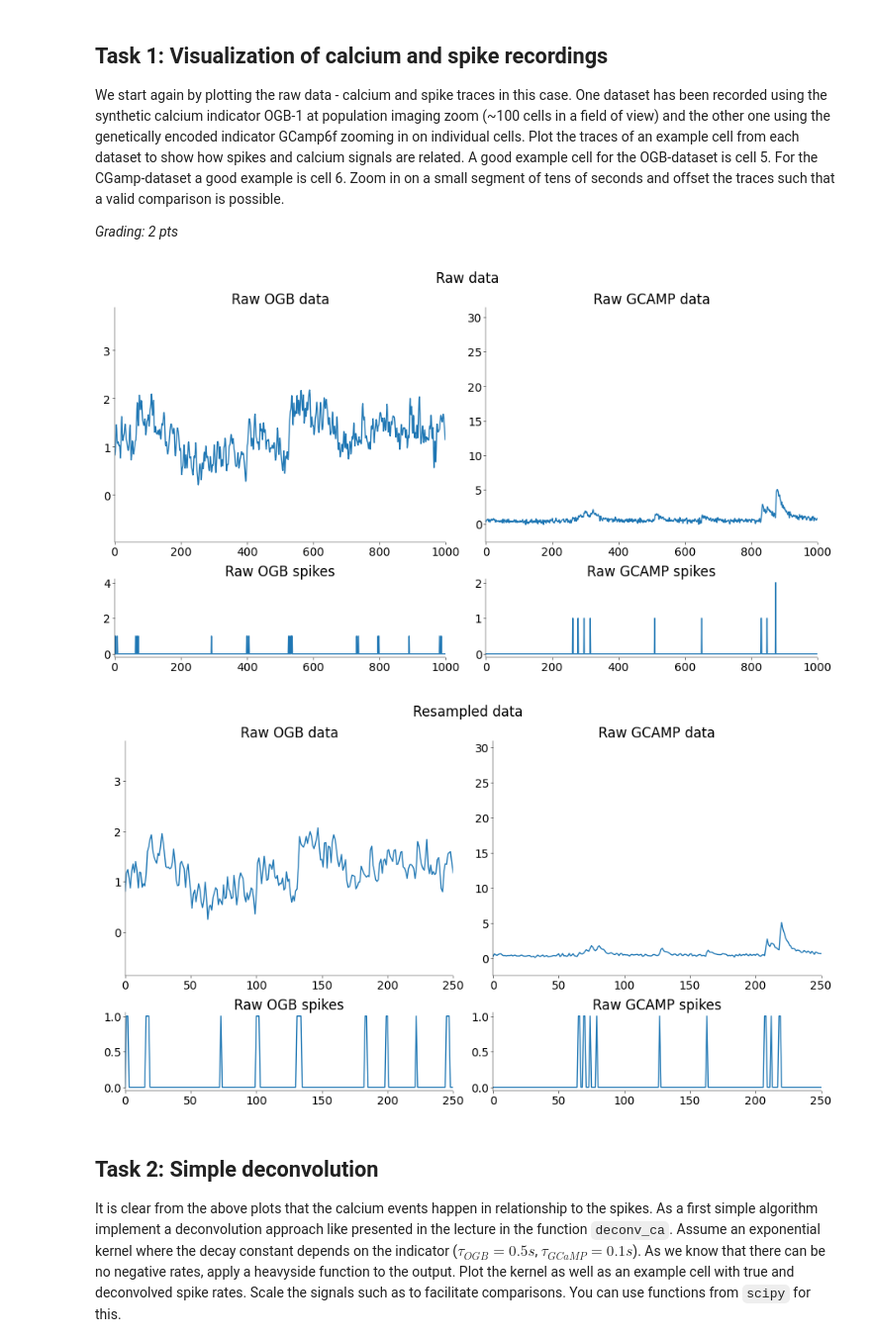
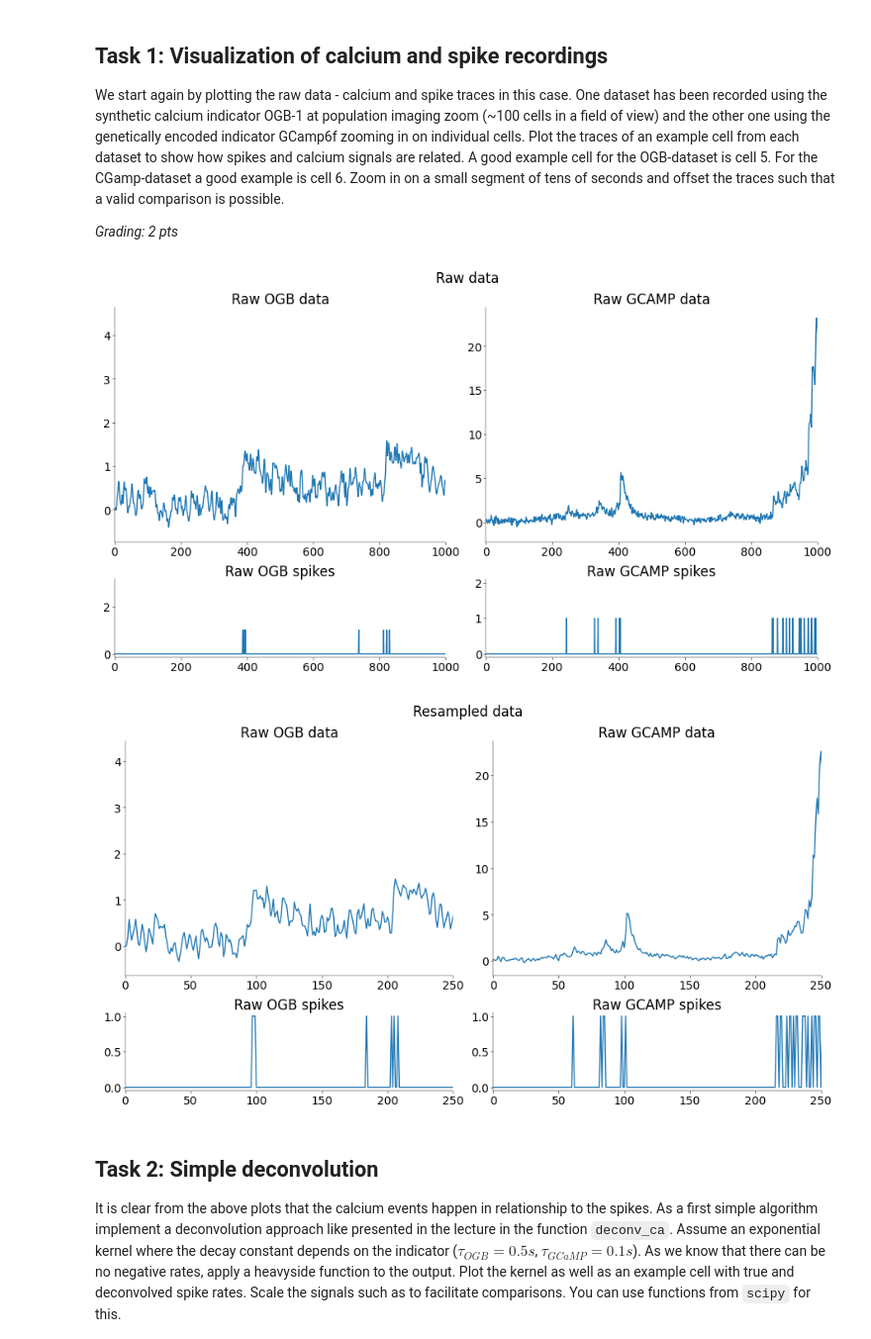
Before and after one commit to stedavkle/uni-tue-nds, a Jupyter notebook: CL3/notebooks/CodingLab3.ipynb, the cells around one changed output. Shown: that part at 99% size. Saved outputs shown, nothing was run; the diff lists cells and outputs as text; code cells hidden in the pictures.

```diff
--- a/CL3/notebooks/CodingLab3.ipynb
+++ b/CL3/notebooks/CodingLab3.ipynb
@@ -138,38 +147,38 @@ rs_gcamp_spikes[rs_gcamp_spikes < 0.1] = 0
 # --------------------------
 # Plot raw spike data (1 pt)
 # --------------------------
 
 fig, axs = plt.subplots(
     2, 2, figsize=(9, 5), height_ratios=[3, 1], layout="constrained"
 )
 
 
 # plot raw ogb data
-ogb_calcium_lane = ogb_calcium.iloc[:, 5]
+ogb_calcium_lane = ogb_calcium.iloc[:, 4]
 axs[0, 0].plot(np.arange(0, len(ogb_calcium_lane)), ogb_calcium_lane)
 axs[0, 0].set_title("Raw OGB data")
 
-ogb_spikes_lane = ogb_spikes.iloc[:, 5]
+ogb_spikes_lane = ogb_spikes.iloc[:, 4]
 axs[1, 0].plot(np.arange(0, len(ogb_spikes_lane)), ogb_spikes_lane)
 axs[1, 0].set_title("Raw OGB spikes")
 
 
 # plot raw gcamp data
-gcamp_calcium_lane = gcamp_calcium.iloc[:, 6]
+gcamp_calcium_lane = gcamp_calcium.iloc[:, 5]
 axs[0, 1].plot(np.arange(0, len(gcamp_calcium_lane)), gcamp_calcium_lane)
 axs[0, 1].set_title("Raw GCAMP data")
 
-gcamp_spikes_lane = gcamp_spikes.iloc[:, 6]
+gcamp_spikes_lane = gcamp_spikes.iloc[:, 5]
 axs[1, 1].plot(np.arange(0, len(gcamp_spikes_lane)), gcamp_spikes_lane)
 axs[1, 1].set_title("Raw GCAMP spikes")
 
 for ax in axs.flat:
     ax.set_xlim(0, 1000)
 
 plt.suptitle("Raw data")
 plt.show()
 # %% [output]
-[figure, old version]
+[figure, new version]
 # %%
 fig, axs = plt.subplots(
     2, 2, figsize=(9, 5), height_ratios=[3, 1], layout="constrained"
@@ -177,16 +186,16 @@ fig, axs = plt.subplots(
 
 
 # plot raw ogb data
-axs[0, 0].plot(np.arange(0, rs_ogb_calcium.shape[0]), rs_ogb_calcium[:, 5])
+axs[0, 0].plot(np.arange(0, rs_ogb_calcium.shape[0]), ogb_cell_5_calcium)
 axs[0, 0].set_title("Raw OGB data")
 
-axs[1, 0].plot(np.arange(0, rs_ogb_spikes.shape[0]), rs_ogb_spikes[:, 5])
+axs[1, 0].plot(np.arange(0, rs_ogb_spikes.shape[0]), ogb_cell_5_spikes)
 axs[1, 0].set_title("Raw OGB spikes")
 
-axs[0, 1].plot(np.arange(0, rs_gcamp_calcium.shape[0]), rs_gcamp_calcium[:, 6])
+axs[0, 1].plot(np.arange(0, rs_gcamp_calcium.shape[0]), gcamp_cell_6_calcium)
 axs[0, 1].set_title("Raw GCAMP data")
 
-axs[1, 1].plot(np.arange(0, rs_gcamp_spikes.shape[0]), rs_gcamp_spikes[:, 6])
+axs[1, 1].plot(np.arange(0, rs_gcamp_spikes.shape[0]), gcamp_cell_6_spikes)
 axs[1, 1].set_title("Raw GCAMP spikes")
 
 for ax in axs.flat:
@@ -195,7 +204,7 @@ for ax in axs.flat:
 plt.suptitle("Resampled data")
 plt.show()
 # %% [output]
-[figure, old version]
+[figure, new version]
 # %% [markdown]
 ## Task 2: Simple deconvolution
 
```
Also changed, not shown: parts of 10 cells of this notebook, 1 other file.
